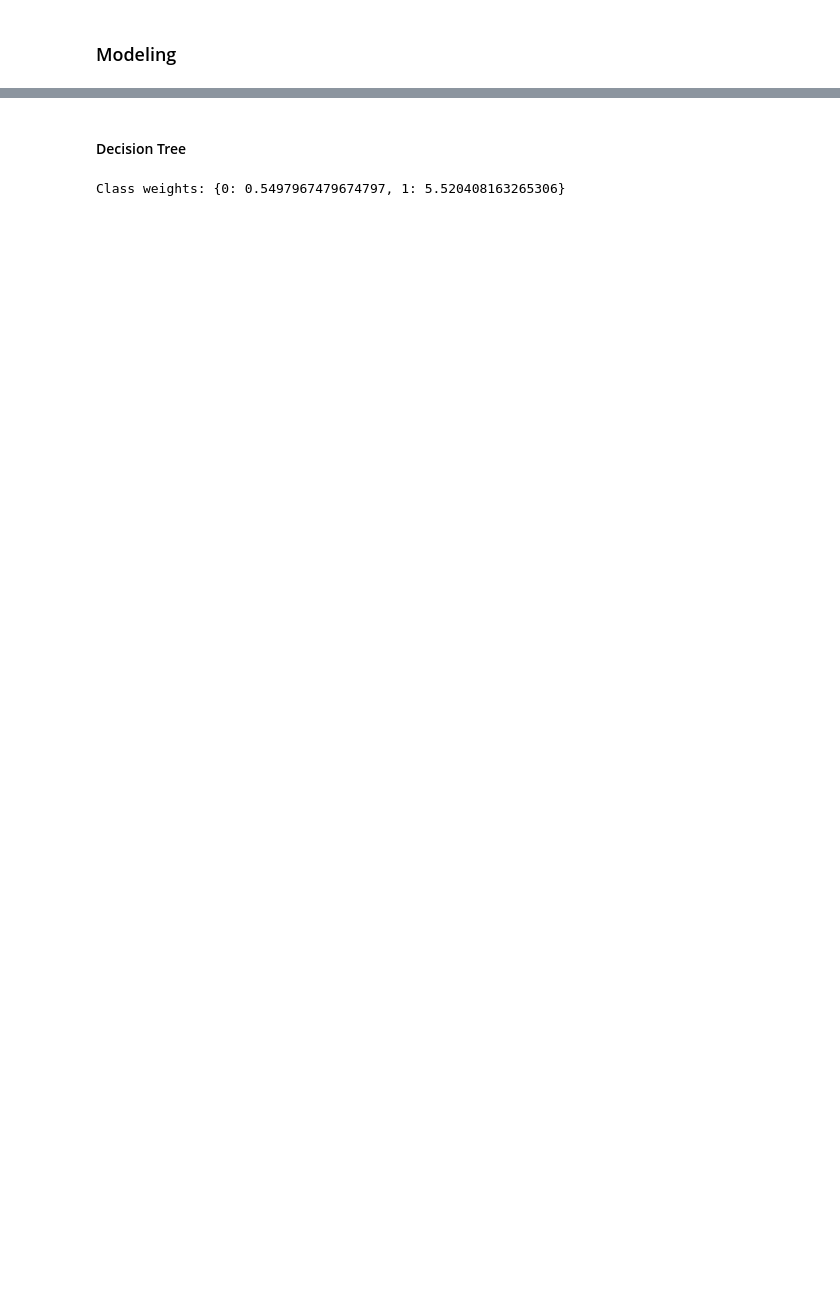
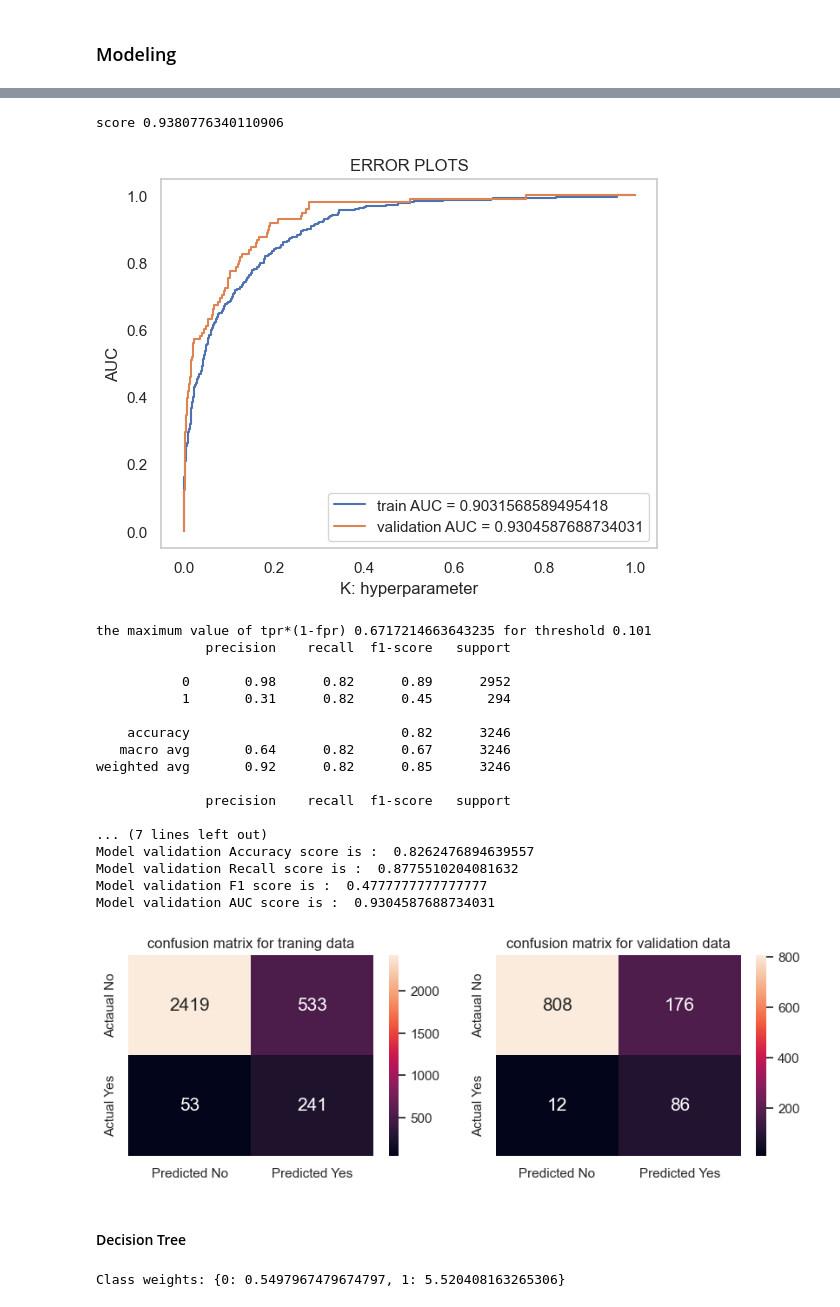
Before and after one commit to yingliu1206/Fraud-detection-In-Health-Care, a Jupyter notebook: code_v2.ipynb, the cells around one changed output, grey strips where cells are left out. Saved outputs shown, nothing was run; the diff lists cells and outputs as text; code cells hidden in the pictures; blank space fills up the shorter version.

```diff
--- a/code_v2.ipynb
+++ b/code_v2.ipynb
@@ -1455,2 +1452,9 @@ KeyError: "None of [Index([('num_death_cases', 'avg_age', 'num_State', 'num_Coun
+# %%
+scaler = MinMaxScaler()
+scaler.fit(X_train[columns_to_normalize])
+
+X_train[columns_to_normalize] = scaler.transform(X_train[columns_to_normalize])
+X_val[columns_to_normalize] = scaler.transform(X_val[columns_to_normalize])
+X_test[columns_to_normalize] = scaler.transform(X_test[columns_to_normalize])
 # %% [markdown]
 ### Modeling
@@ -1456,0 +1463,9 @@ KeyError: "None of [Index([('num_death_cases', 'avg_age', 'num_State', 'num_Coun
+# %%
+#The C parameter controls the penality strength
+grid={"C":np.logspace(-3,3,7), "penalty":["l1","l2"]}# l1 lasso l2 ridge
+logreg=LogisticRegression()
+logreg_cv=GridSearchCV(logreg,grid,cv=10,  n_jobs=-1, return_train_score=True)
+logreg_cv.fit(X_train,y_train)
+
+print("tuned hpyerparameters :(best parameters) ",logreg_cv.best_params_)
+print("accuracy :",logreg_cv.best_score_)
@@ -1457,3 +1492,32 @@ KeyError: "None of [Index([('num_death_cases', 'avg_age', 'num_State', 'num_Coun
+# %%
+# use optimized parameters to train the model
+logreg2=LogisticRegression(C=1.0,penalty="l2")
+logreg2.fit(X_train,y_train)
+print("score",logreg2.score(X_val,y_val))
+# %% [output]
+score 0.9380776340110906
+# %%
+lr_model_accuracy_score, lr_model_recall_score, lr_model_f1_score, lr_model_AUC_score = model_performence_check(logreg2,X_train,X_val,y_train,y_val)
+# %% [output]
+[figure, added]
+the maximum value of tpr*(1-fpr) 0.6717214663643235 for threshold 0.101
+              precision    recall  f1-score   support
+
+           0       0.98      0.82      0.89      2952
+           1       0.31      0.82      0.45       294
+
+    accuracy                           0.82      3246
+   macro avg       0.64      0.82      0.67      3246
+weighted avg       0.92      0.82      0.85      3246
+
+              precision    recall  f1-score   support
+
+... (7 lines left out)
+Model validation Accuracy score is :  0.8262476894639557
+Model validation Recall score is :  0.8775510204081632
+Model validation F1 score is :  0.4777777777777777
+Model validation AUC score is :  0.9304587688734031
+[figure, added]
 # %% [markdown]
 #### Decision Tree
 # %%
```
Also changed, not shown: parts of 15 cells of this notebook.
